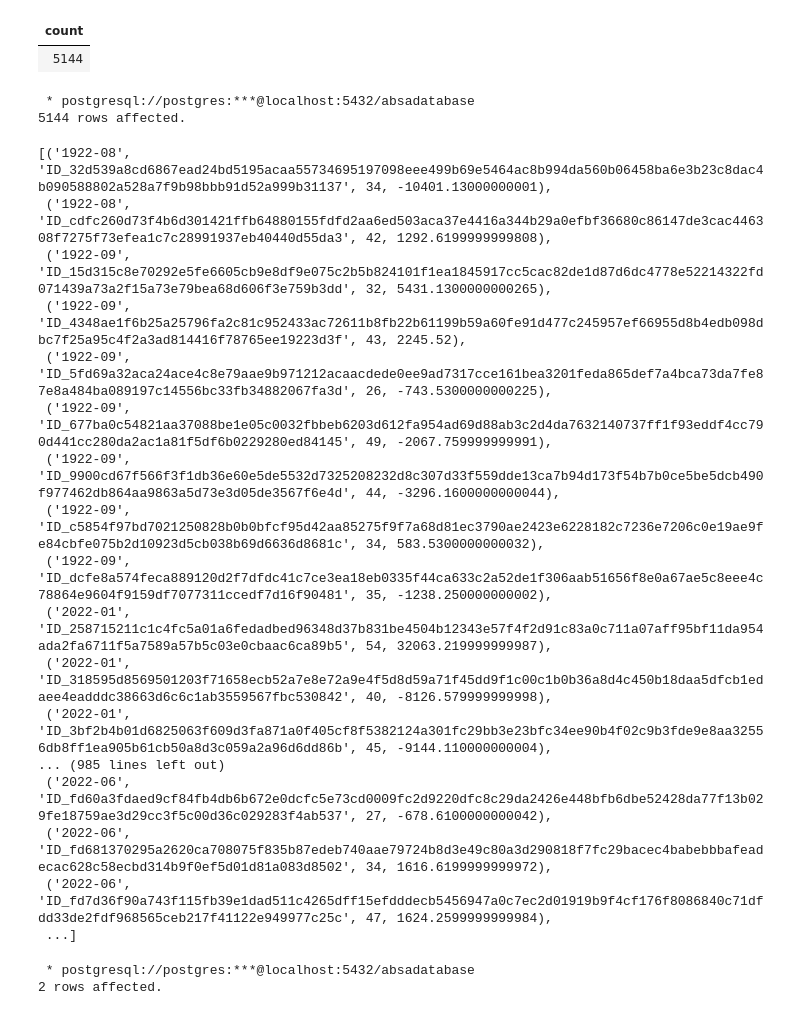
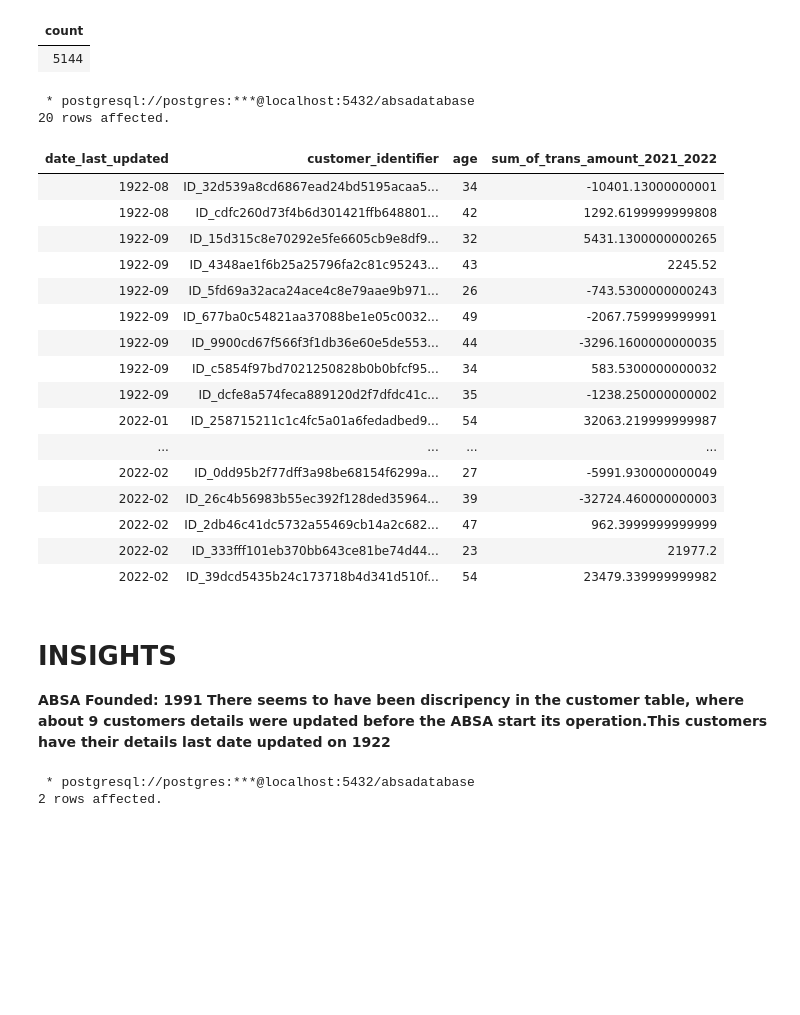
Before and after one commit to The-DigitalAcademy/EXPLORING-ABSA-DATASETS, a Jupyter notebook: Basic Analysis.ipynb, the cells around one changed output. Drawn from its saved outputs; the diff is of its cells as text; code cells hidden in the pictures; blank space fills up the shorter version.

```diff
--- a/Basic Analysis.ipynb
+++ b/Basic Analysis.ipynb
@@ -57,30 +57,36 @@ SELECT COUNT(DISTINCT(customer_identifier)) FROM customer
 # %%
 %%sql
 SELECT DISTINCT(c.date_last_updated), c.customer_identifier,c.age, sum(t.amt) as sum_of_trans_amount_2021_2022 from customer c
 JOIN transactiondata t on
 t.customer_identifier = c.customer_identifier
 GROUP BY c.date_last_updated,c.customer_identifier
 ORDER BY c.date_last_updated
+limit 20
 # %% [output]
  * postgresql://postgres:***@localhost:5432/absadatabase
-5144 rows affected.
+20 rows affected.
-[('1922-08', 'ID_32d539a8cd6867ead24bd5195acaa55734695197098eee499b69e5464ac8b994da560b06458ba6e3b23c8dac4b090588802a528a7f9b98bbb91d52a999b31137', 34, -10401.13000000001),
- ('1922-08', 'ID_cdfc260d73f4b6d301421ffb64880155fdfd2aa6ed503aca37e4416a344b29a0efbf36680c86147de3cac446308f7275f73efea1c7c28991937eb40440d55da3', 42, 1292.6199999999808),
- ('1922-09', 'ID_15d315c8e70292e5fe6605cb9e8df9e075c2b5b824101f1ea1845917cc5cac82de1d87d6dc4778e52214322fd071439a73a2f15a73e79bea68d606f3e759b3dd', 32, 5431.1300000000265),
- ('1922-09', 'ID_4348ae1f6b25a25796fa2c81c952433ac72611b8fb22b61199b59a60fe91d477c245957ef66955d8b4edb098dbc7f25a95c4f2a3ad814416f78765ee19223d3f', 43, 2245.52),
- ('1922-09', 'ID_5fd69a32aca24ace4c8e79aae9b971212acaacdede0ee9ad7317cce161bea3201feda865def7a4bca73da7fe87e8a484ba089197c14556bc33fb34882067fa3d', 26, -743.5300000000225),
- ('1922-09', 'ID_677ba0c54821aa37088be1e05c0032fbbeb6203d612fa954ad69d88ab3c2d4da7632140737ff1f93eddf4cc790d441cc280da2ac1a81f5df6b0229280ed84145', 49, -2067.759999999991),
- ('1922-09', 'ID_9900cd67f566f3f1db36e60e5de5532d7325208232d8c307d33f559dde13ca7b94d173f54b7b0ce5be5dcb490f977462db864aa9863a5d73e3d05de3567f6e4d', 44, -3296.1600000000044),
- ('1922-09', 'ID_c5854f97bd7021250828b0b0bfcf95d42aa85275f9f7a68d81ec3790ae2423e6228182c7236e7206c0e19ae9fe84cbfe075b2d10923d5cb038b69d6636d8681c', 34, 583.5300000000032),
- ('1922-09', 'ID_dcfe8a574feca889120d2f7dfdc41c7ce3ea18eb0335f44ca633c2a52de1f306aab51656f8e0a67ae5c8eee4c78864e9604f9159df7077311ccedf7d16f90481', 35, -1238.250000000002),
- ('2022-01', 'ID_258715211c1c4fc5a01a6fedadbed96348d37b831be4504b12343e57f4f2d91c83a0c711a07aff95bf11da954ada2fa6711f5a7589a57b5c03e0cbaac6ca89b5', 54, 32063.219999999987),
- ('2022-01', 'ID_318595d8569501203f71658ecb52a7e8e72a9e4f5d8d59a71f45dd9f1c00c1b0b36a8d4c450b18daa5dfcb1edaee4eadddc38663d6c6c1ab3559567fbc530842', 40, -8126.579999999998),
- ('2022-01', 'ID_3bf2b4b01d6825063f609d3fa871a0f405cf8f5382124a301fc29bb3e23bfc34ee90b4f02c9b3fde9e8aa32556db8ff1ea905b61cb50a8d3c059a2a96d6dd86b', 45, -9144.110000000004),
-... (985 lines left out)
- ('2022-06', 'ID_fd60a3fdaed9cf84fb4db6b672e0dcfc5e73cd0009fc2d9220dfc8c29da2426e448bfb6dbe52428da77f13b029fe18759ae3d29cc3f5c00d36c029283f4ab537', 27, -678.6100000000042),
- ('2022-06', 'ID_fd681370295a2620ca708075f835b87edeb740aae79724b8d3e49c80a3d290818f7fc29bacec4babebbbafeadecac628c58ecbd314b9f0ef5d01d81a083d8502', 34, 1616.6199999999972),
- ('2022-06', 'ID_fd7d36f90a743f115fb39e1dad511c4265dff15efdddecb5456947a0c7ec2d01919b9f4cf176f8086840c71dfdd33de2fdf968565ceb217f41122e949977c25c', 47, 1624.2599999999984),
- ...]
+| date_last_updated | customer_identifier | age | sum_of_trans_amount_2021_2022 |
+| 1922-08 | ID_32d539a8cd6867ead24bd5195acaa5... | 34 | -10401.13000000001 |
+| 1922-08 | ID_cdfc260d73f4b6d301421ffb648801... | 42 | 1292.6199999999808 |
+| 1922-09 | ID_15d315c8e70292e5fe6605cb9e8df9... | 32 | 5431.1300000000265 |
+| 1922-09 | ID_4348ae1f6b25a25796fa2c81c95243... | 43 | 2245.52 |
+| 1922-09 | ID_5fd69a32aca24ace4c8e79aae9b971... | 26 | -743.5300000000243 |
+| 1922-09 | ID_677ba0c54821aa37088be1e05c0032... | 49 | -2067.759999999991 |
+| 1922-09 | ID_9900cd67f566f3f1db36e60e5de553... | 44 | -3296.1600000000035 |
+| 1922-09 | ID_c5854f97bd7021250828b0b0bfcf95... | 34 | 583.5300000000032 |
+| 1922-09 | ID_dcfe8a574feca889120d2f7dfdc41c... | 35 | -1238.250000000002 |
+| 2022-01 | ID_258715211c1c4fc5a01a6fedadbed9... | 54 | 32063.219999999987 |
+| ... | ... | ... | ... |
+| 2022-02 | ID_0dd95b2f77dff3a98be68154f6299a... | 27 | -5991.930000000049 |
+| 2022-02 | ID_26c4b56983b55ec392f128ded35964... | 39 | -32724.460000000003 |
+| 2022-02 | ID_2db46c41dc5732a55469cb14a2c682... | 47 | 962.3999999999999 |
+| 2022-02 | ID_333fff101eb370bb643ce81be74d44... | 23 | 21977.2 |
+| 2022-02 | ID_39dcd5435b24c173718b4d341d510f... | 54 | 23479.339999999982 |
+# %% [markdown]
+# INSIGHTS
+**ABSA**
+**Founded: 1991**
+**There seems to have been discripency in the customer table, where about 9 customers details were updated before the ABSA start its operation.This customers have their details last date updated on 1922**
 # %%
 %%sql
 SELECT DISTINCT(sex_code) from customer
```
